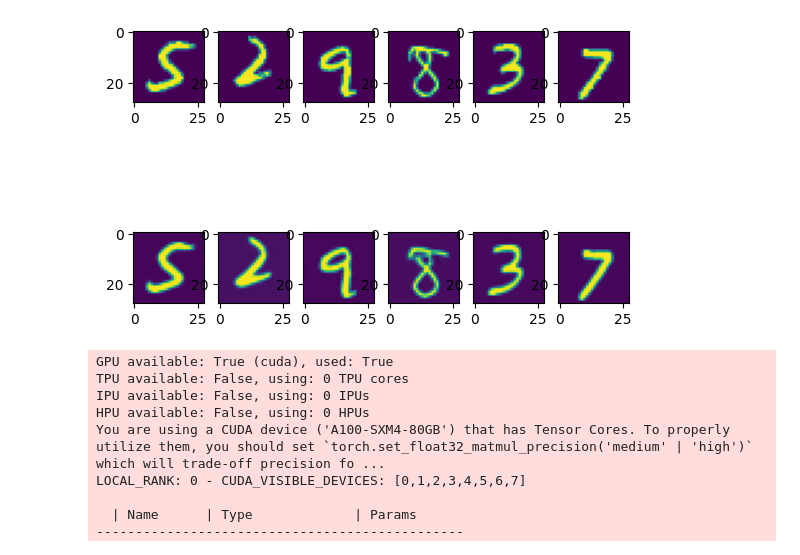
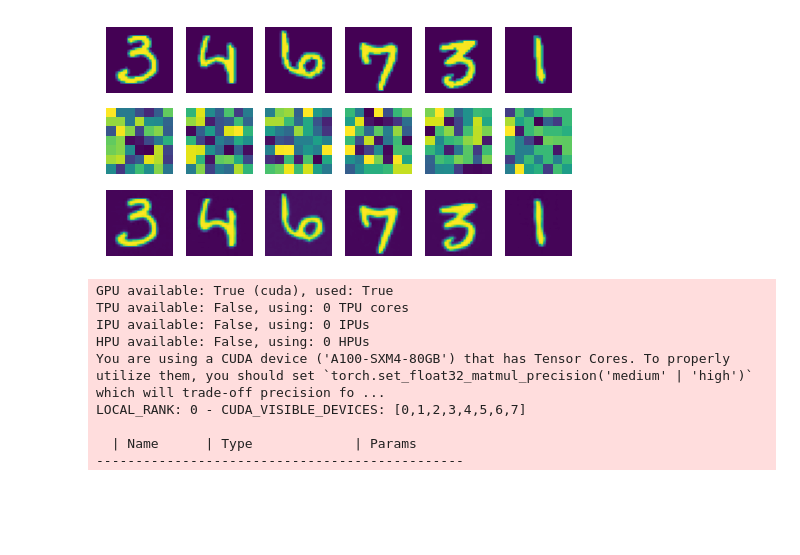
Before and after one commit to EdvardsZ/MastersThesis, a Jupyter notebook: src/vq_vae.ipynb, the cells around one changed output. Drawn from its saved outputs; the diff is of its cells as text; code cells hidden in the pictures; blank space fills up the shorter version.

Commit message:
added new plotting method

```diff
--- a/src/vq_vae.ipynb
+++ b/src/vq_vae.ipynb
@@ -50,10 +50,10 @@ trainer.save_model_checkpoint()
 # %%
 model = VAETrainer.load_model_checkpoint(model_name)
 
-from plotting import plot_samples_with_reconstruction
-plot_samples_with_reconstruction(model, next(iter(test_loader)))
+from plotting import plot_samples_with_reconstruction_and_indices
+plot_samples_with_reconstruction_and_indices(model, next(iter(test_loader)))
 # %% [output]
-[figure, old version]
+[figure, new version]
 # %%
 from models.autoregresive import PixelCNN
 from torch import nn
```
Also changed, not shown: 1 other file.
